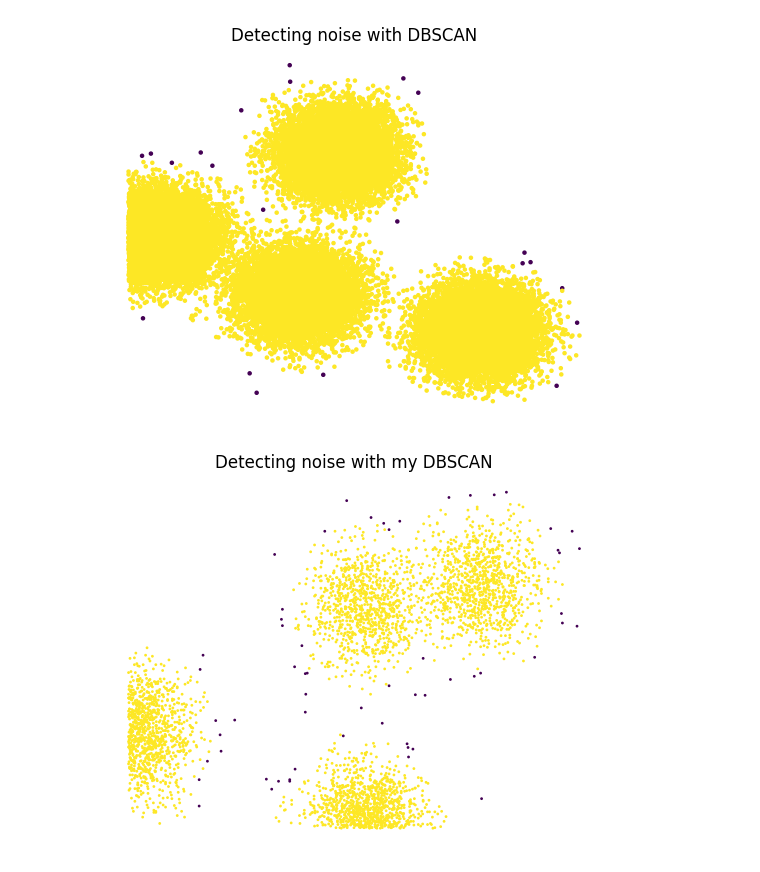
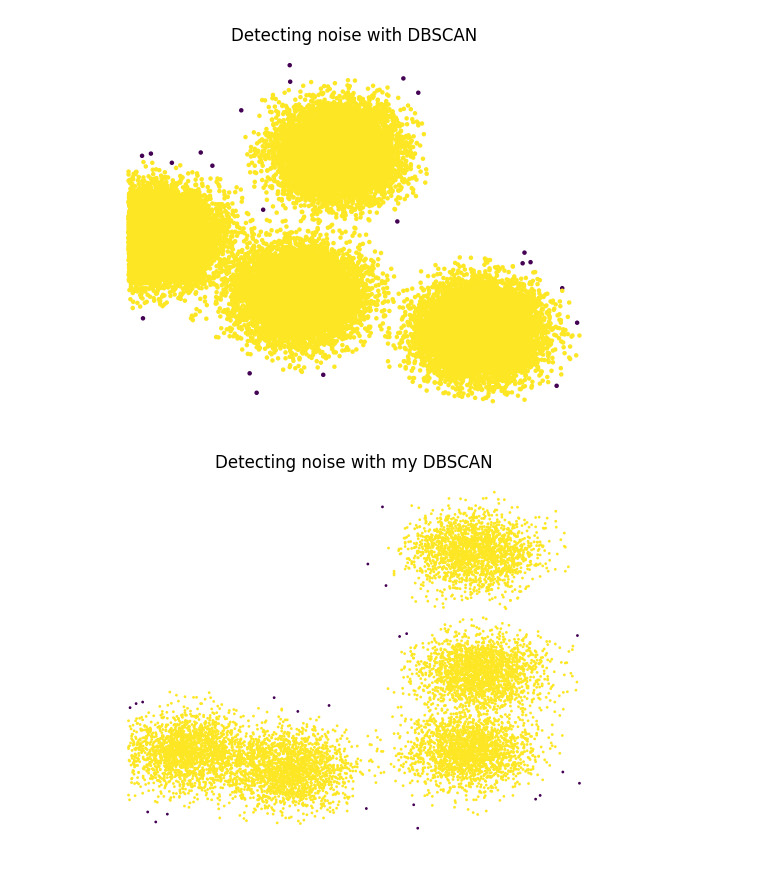
Before and after one commit to fcalod/Parallel_DBSCAN, a Jupyter notebook: DBSCAN_noise.ipynb, the cells around one changed output. Saved outputs shown, nothing was run; the diff lists cells and outputs as text; code cells hidden in the pictures.

```diff
--- a/DBSCAN_noise.ipynb
+++ b/DBSCAN_noise.ipynb
@@ -34,18 +34,18 @@ plt.show()
 # %% [output]
 [figure]
 # %%
-n_points = 4000
+n_points = 10000
 
 # loading results from c++ program into a numpy array
-result = np.loadtxt("CSV/"+str(n_points)+"_results.csv", delimiter=",")
+result = np.loadtxt("CSV/"+str(n_points)+"_results1.csv", delimiter=",")
 
 # plotting noise
 plt.figure()
 plt.title("Detecting noise with my DBSCAN")
 plt.scatter(result.T[0], result.T[1], c=result.T[2], s=1)
 plt.xticks([])
 plt.yticks([])
 plt.box(False)
 plt.show()
 # %% [output]
-[figure, old version]
+[figure, new version]
```
Also changed, not shown: parts of 3 cells of this notebook, 30 other files.
